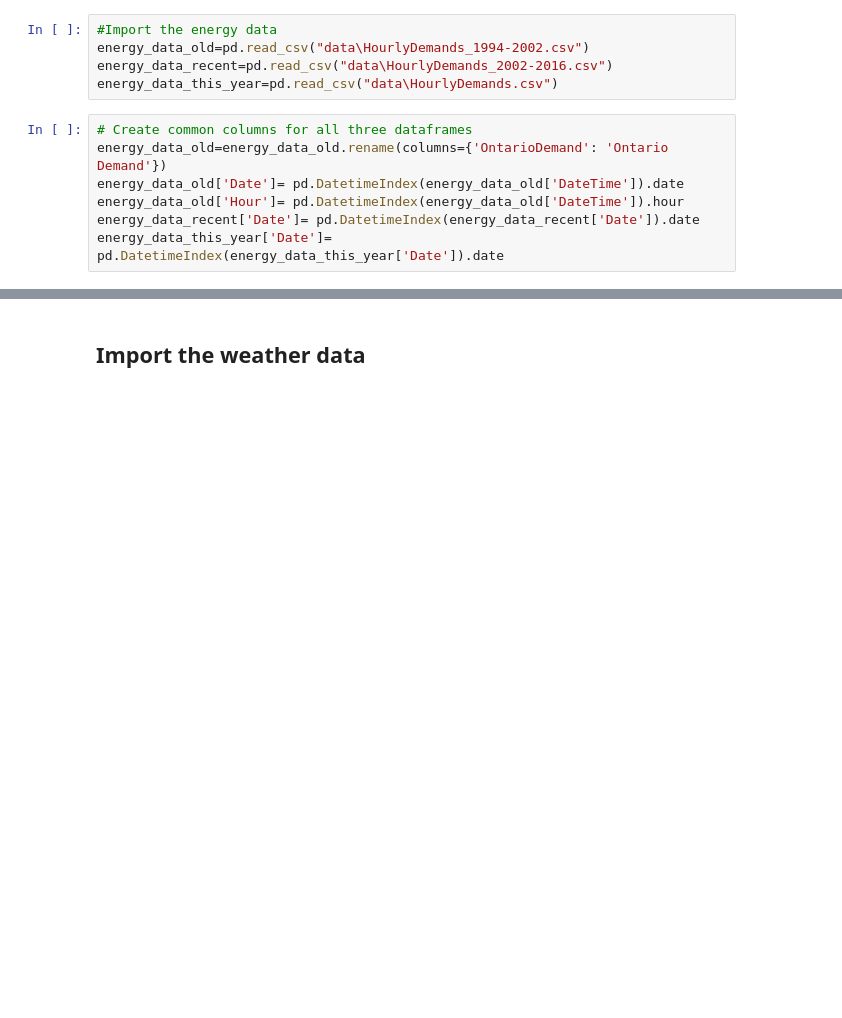
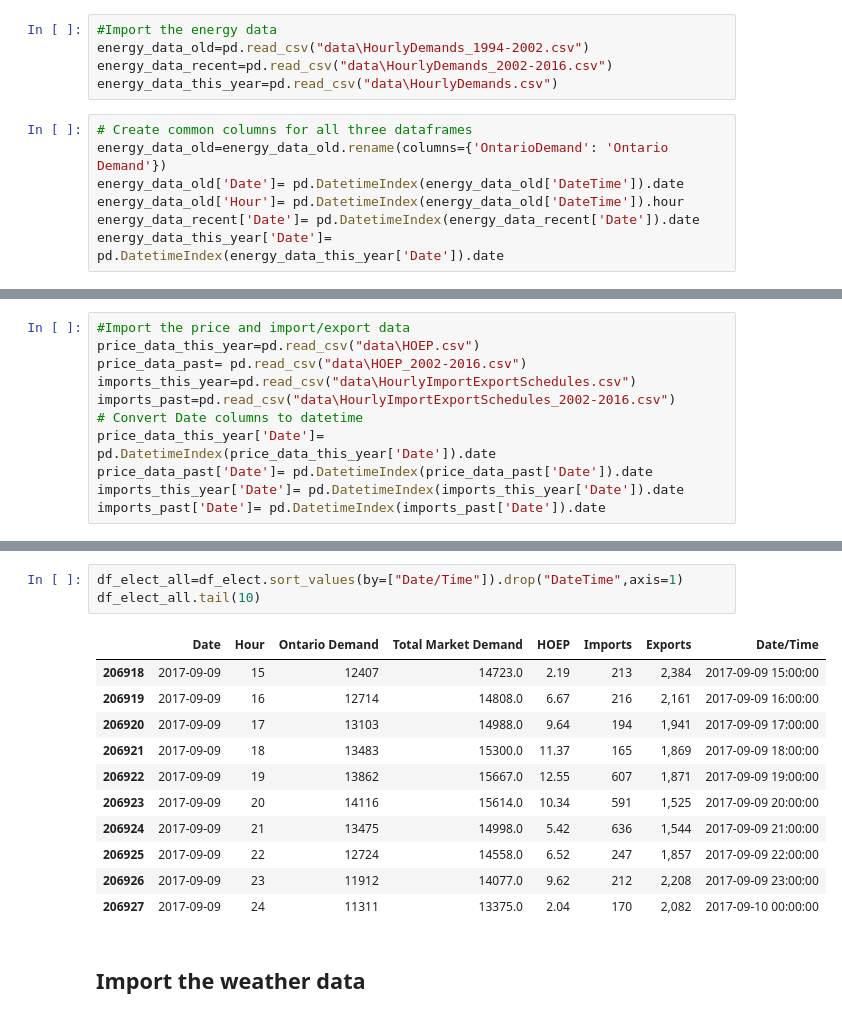
Before and after one commit to james-parks/Project2, a Jupyter notebook: CanadaEnergyUse.ipynb, the cells around one changed output, grey strips where cells are left out. Cells and saved outputs as stored; diff of their text form; blank space fills up the shorter version.

```diff
--- a/CanadaEnergyUse.ipynb
+++ b/CanadaEnergyUse.ipynb
@@ -65,0 +85,11 @@ energy_sub.head(4)
+# %%
+#Import the price and import/export data
+price_data_this_year=pd.read_csv("data\HOEP.csv")
+price_data_past= pd.read_csv("data\HOEP_2002-2016.csv")
+imports_this_year=pd.read_csv("data\HourlyImportExportSchedules.csv")
+imports_past=pd.read_csv("data\HourlyImportExportSchedules_2002-2016.csv")
+# Convert Date columns to datetime
+price_data_this_year['Date']= pd.DatetimeIndex(price_data_this_year['Date']).date
+price_data_past['Date']= pd.DatetimeIndex(price_data_past['Date']).date
+imports_this_year['Date']= pd.DatetimeIndex(imports_this_year['Date']).date
+imports_past['Date']= pd.DatetimeIndex(imports_past['Date']).date
@@ -66,3 +106,18 @@ energy_sub.head(4)
+# %%
+df_elect_all=df_elect.sort_values(by=["Date/Time"]).drop("DateTime",axis=1)
+df_elect_all.tail(10)
+# %% [output]
+|  | Date | Hour | Ontario Demand | Total Market Demand | HOEP | Imports | Exports | Date/Time |
+| 206918 | 2017-09-09 | 15 | 12407 | 14723.0 | 2.19 | 213 | 2,384 | 2017-09-09 15:00:00 |
+| 206919 | 2017-09-09 | 16 | 12714 | 14808.0 | 6.67 | 216 | 2,161 | 2017-09-09 16:00:00 |
+| 206920 | 2017-09-09 | 17 | 13103 | 14988.0 | 9.64 | 194 | 1,941 | 2017-09-09 17:00:00 |
+| 206921 | 2017-09-09 | 18 | 13483 | 15300.0 | 11.37 | 165 | 1,869 | 2017-09-09 18:00:00 |
+| 206922 | 2017-09-09 | 19 | 13862 | 15667.0 | 12.55 | 607 | 1,871 | 2017-09-09 19:00:00 |
+| 206923 | 2017-09-09 | 20 | 14116 | 15614.0 | 10.34 | 591 | 1,525 | 2017-09-09 20:00:00 |
+| 206924 | 2017-09-09 | 21 | 13475 | 14998.0 | 5.42 | 636 | 1,544 | 2017-09-09 21:00:00 |
+| 206925 | 2017-09-09 | 22 | 12724 | 14558.0 | 6.52 | 247 | 1,857 | 2017-09-09 22:00:00 |
+| 206926 | 2017-09-09 | 23 | 11912 | 14077.0 | 9.62 | 212 | 2,208 | 2017-09-09 23:00:00 |
+| 206927 | 2017-09-09 | 24 | 11311 | 13375.0 | 2.04 | 170 | 2,082 | 2017-09-10 00:00:00 |
 # %% [markdown]
 ## Import the weather data
 # %%
```
Also changed, not shown: parts of 41 cells of this notebook.
